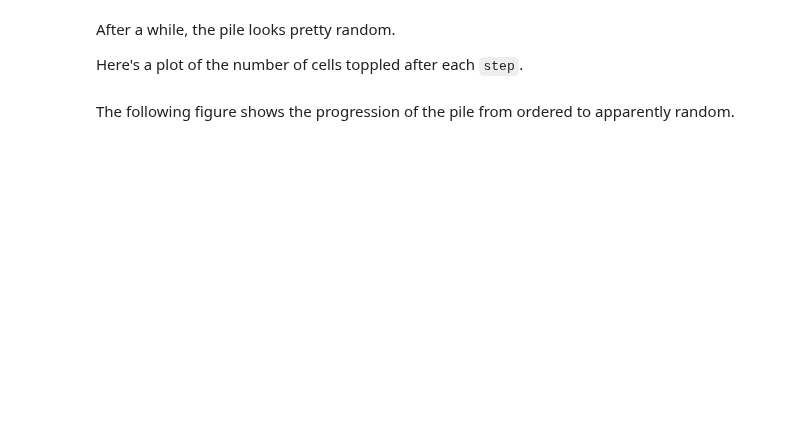
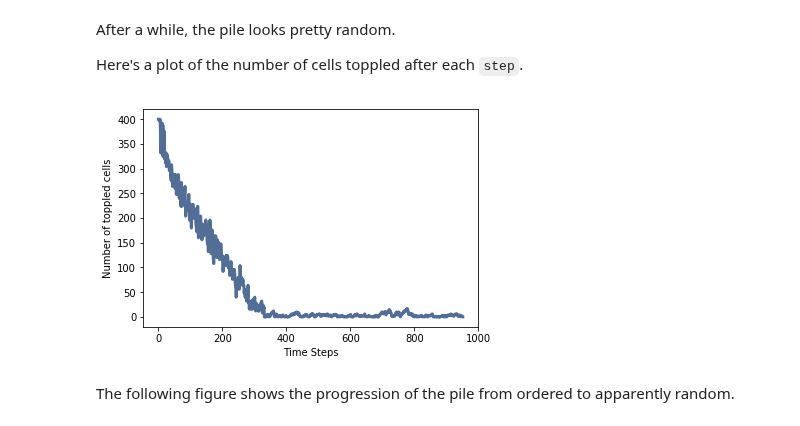
Before and after one commit to AllenDowney/ThinkComplexity2, a Jupyter notebook: code/chap08soln.ipynb, the cells around one changed output. Cells and saved outputs as stored; diff of their text form; code cells hidden in the pictures; blank space fills up the shorter version.

```diff
--- a/code/chap08soln.ipynb
+++ b/code/chap08soln.ipynb
@@ -89,3 +112,8 @@ thinkplot.plot(pile.toppled_seq)
+# %%
+thinkplot.plot(pile.toppled_seq)
+thinkplot.config(xlabel='Time Steps', ylabel='Number of toppled cells')
+# %% [output]
+[figure, added]
 # %% [markdown]
 The following figure shows the progression of the pile from ordered to apparently random.
 # %%
```
Also changed, not shown: parts of 32 cells of this notebook, 1 other file.
